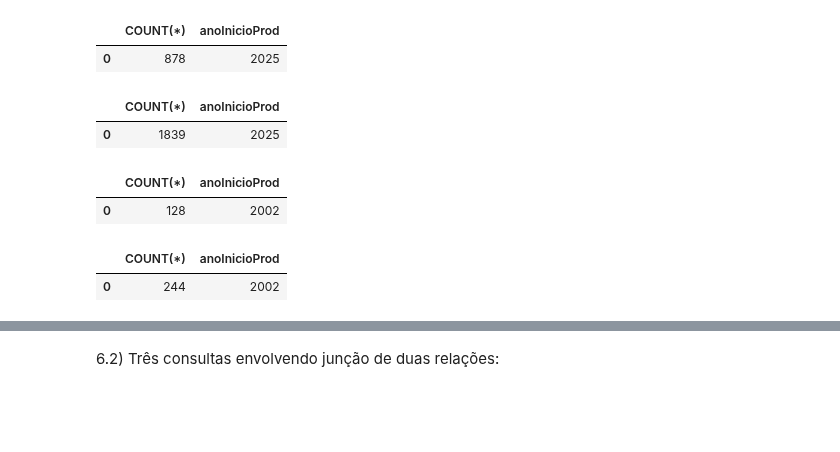
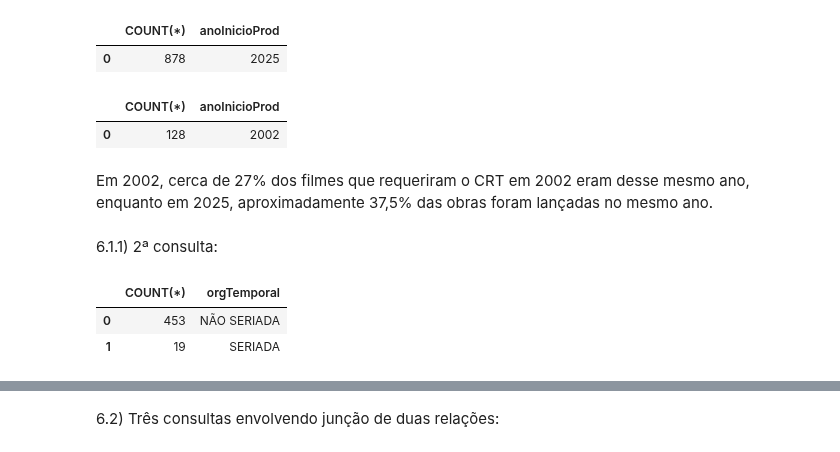
Before and after one commit to MarceleLouiseSAra/TPs-IBD, a Jupyter notebook: TP2.ipynb, the cells around one changed output, grey strips where cells are left out. Drawn from its saved outputs; the diff is of its cells as text; code cells hidden in the pictures; blank space fills up the shorter version.

```diff
--- a/TP2.ipynb
+++ b/TP2.ipynb
@@ -442,7 +444,7 @@ with sqlite3.connect('TP2.db') as conn:
 with sqlite3.connect('TP2.db') as conn:
   cur = conn.cursor()
 
-  create = f"""CREATE TABLE IF NOT EXISTS Solicitante2002 (
+  create = f"""CREATE TABLE IF NOT EXISTS Solicitante2025 (
       CNPJ TEXT PRIMARY KEY,
       causa TEXT,
       registroAncine TEXT,
@@ -456,7 +458,7 @@ import sqlite3
 with sqlite3.connect('TP2.db') as conn:
     cur = conn.cursor()
 
-    Solicitante2002_columns = [
+    Solicitante2025_columns = [
         "CNPJ", "causa", "registroAncine", "redIsen"
     ]
 
@@ -465,16 +467,16 @@ with sqlite3.connect('TP2.db') as conn:
     ]
 
     insert_query = f"""
-    INSERT INTO Solicitante2002 ({', '.join(Solicitante2002_columns)})
+    INSERT INTO Solicitante2025 ({', '.join(Solicitante2025_columns)})
     SELECT {', '.join(columns_to_load)}
-    FROM table2002 GROUP BY CNPJ_REQUERENTE;
+    FROM table2025 GROUP BY CNPJ_REQUERENTE;
     """
 
     try:
         cur.execute(insert_query)
 
         conn.commit()
-        print(f"{cur.rowcount} linhas carregadas da table2002 para a tabela Solicitante2002 com sucesso.")
+        print(f"{cur.rowcount} linhas carregadas da table2025 para a tabela Solicitante2025 com sucesso.")
 
     except sqlite3.OperationalError as e:
         print(f"Erro de operação do banco de dados ao carregar dados: {e}")
@@ -488,7 +490,7 @@ with sqlite3.connect('TP2.db') as conn:
 with sqlite3.connect('TP2.db') as conn:
   cur = conn.cursor()
 
-  create = f"""CREATE TABLE IF NOT EXISTS Endereco2002 (
+  create = f"""CREATE TABLE IF NOT EXISTS Endereco2025 (
       CEP TEXT PRIMARY KEY,
       UF TEXT,
       municipio TEXT
@@ -501,7 +503,7 @@ import sqlite3
 with sqlite3.connect('TP2.db') as conn:
     cur = conn.cursor()
 
-    Endereco2002_columns = [
+    Endereco2025_columns = [
         "UF", "municipio"
     ]
 
@@ -510,16 +512,16 @@ with sqlite3.connect('TP2.db') as conn:
     ]
 
     insert_query = f"""
-    INSERT INTO Endereco2002 ({', '.join(Endereco2002_columns)})
+    INSERT INTO Endereco2025 ({', '.join(Endereco2025_columns)})
     SELECT {', '.join(columns_to_load)}
-    FROM table2002;
+    FROM table2025;
     """
 
     try:
         cur.execute(insert_query)
 
         conn.commit()
-        print(f"{cur.rowcount} linhas carregadas da table2002 para a tabela Endereco2002 com sucesso.")
+        print(f"{cur.rowcount} linhas carregadas da table2025 para a tabela Endereco2025 com sucesso.")
 
     except sqlite3.OperationalError as e:
         print(f"Erro de operação do banco de dados ao carregar dados: {e}")
@@ -583,13 +584,6 @@ fetch("""
 # %% [output]
 |  | COUNT(*) | anoInicioProd |
 | 0 | 878 | 2025 |
-# %%
-fetch("""
-  SELECT COUNT(*), anoInicioProd FROM Obra2025 WHERE anoInicioProd LIKE "%202%"
-""", conn)
-# %% [output]
-|  | COUNT(*) | anoInicioProd |
-| 0 | 1839 | 2025 |
 # %%
 fetch("""
   SELECT COUNT(*), anoInicioProd FROM Obra2002 WHERE anoInicioProd = 2002
@@ -597,10 +591,15 @@ fetch("""
 # %% [output]
 |  | COUNT(*) | anoInicioProd |
 | 0 | 128 | 2002 |
+# %% [markdown]
+Em 2002, cerca de 27% dos filmes que requeriram o CRT em 2002 eram desse mesmo ano, enquanto em 2025, aproximadamente 37,5% das obras foram lançadas no mesmo ano.
+# %% [markdown]
+  6.1.1) 2ª consulta:
 # %%
 fetch("""
-  SELECT COUNT(*), anoInicioProd FROM Obra2002 WHERE anoInicioProd LIKE "%200%"
+  SELECT COUNT(*), orgTemporal FROM Obra2002 GROUP BY orgTemporal
 """, conn)
 # %% [output]
-|  | COUNT(*) | anoInicioProd |
-| 0 | 244 | 2002 |
+|  | COUNT(*) | orgTemporal |
+| 0 | 453 | NÃO SERIADA |
+| 1 | 19 | SERIADA |
```
Also changed, not shown: parts of 30 cells of this notebook.
